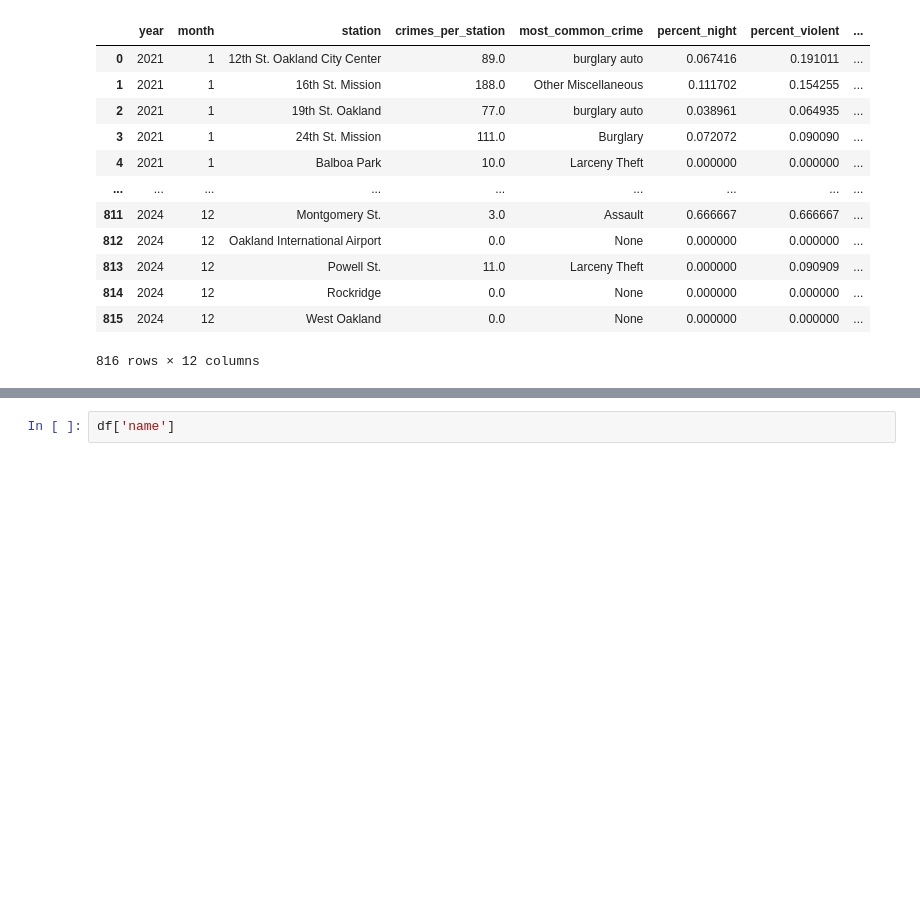
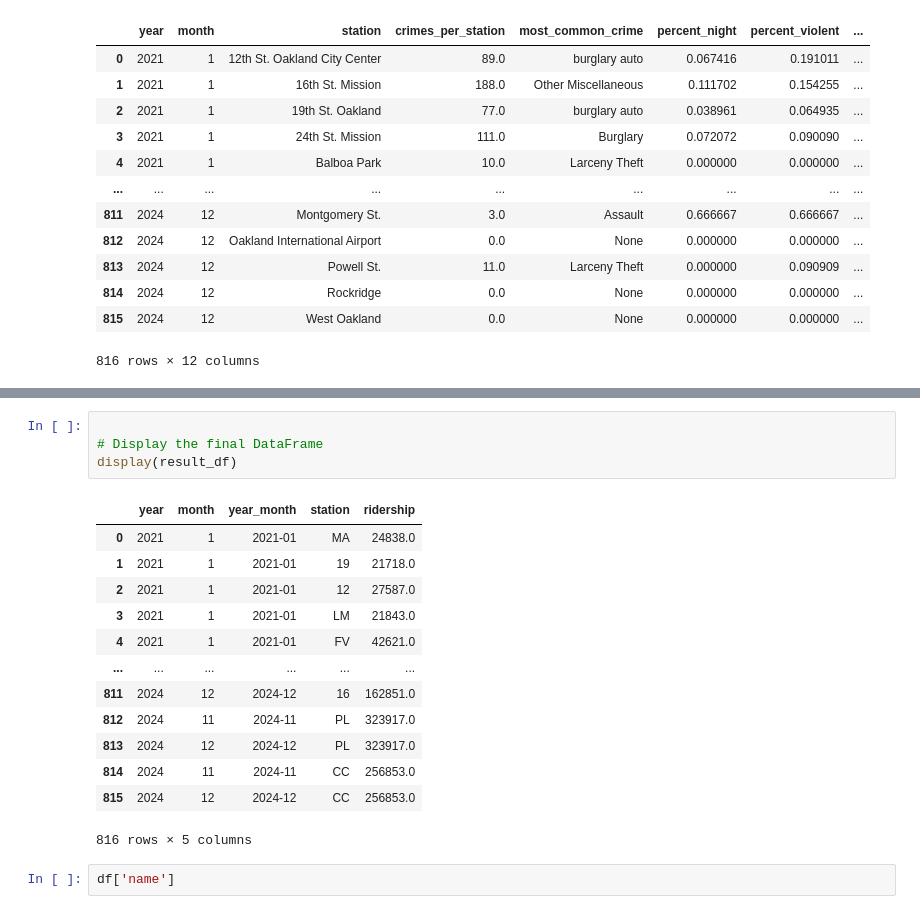
Before and after one commit to dysonkona/STA-141B-Final-Project, a Jupyter notebook: finalproj.ipynb, the cells around one changed output, grey strips where cells are left out. Cells and saved outputs as stored; diff of their text form; blank space fills up the shorter version.

Commit message:
added ridership frame

```diff
--- a/finalproj.ipynb
+++ b/finalproj.ipynb
@@ -601,3 +683,21 @@ ridership = [117882, 34783+36653, 18860+18446, 38733+39824, 66704+54339, 38834+3
+# %%
+
+# Display the final DataFrame
+display(result_df)
+# %% [output]
+|  | year | month | year_month | station | ridership |
+| 0 | 2021 | 1 | 2021-01 | MA | 24838.0 |
+| 1 | 2021 | 1 | 2021-01 | 19 | 21718.0 |
+| 2 | 2021 | 1 | 2021-01 | 12 | 27587.0 |
+| 3 | 2021 | 1 | 2021-01 | LM | 21843.0 |
+| 4 | 2021 | 1 | 2021-01 | FV | 42621.0 |
+| ... | ... | ... | ... | ... | ... |
+| 811 | 2024 | 12 | 2024-12 | 16 | 162851.0 |
+| 812 | 2024 | 11 | 2024-11 | PL | 323917.0 |
+| 813 | 2024 | 12 | 2024-12 | PL | 323917.0 |
+| 814 | 2024 | 11 | 2024-11 | CC | 256853.0 |
+| 815 | 2024 | 12 | 2024-12 | CC | 256853.0 |
+816 rows × 5 columns
 # %%
 df['name']
 # %% [output]
```
Also changed, not shown: parts of 2 cells of this notebook.
